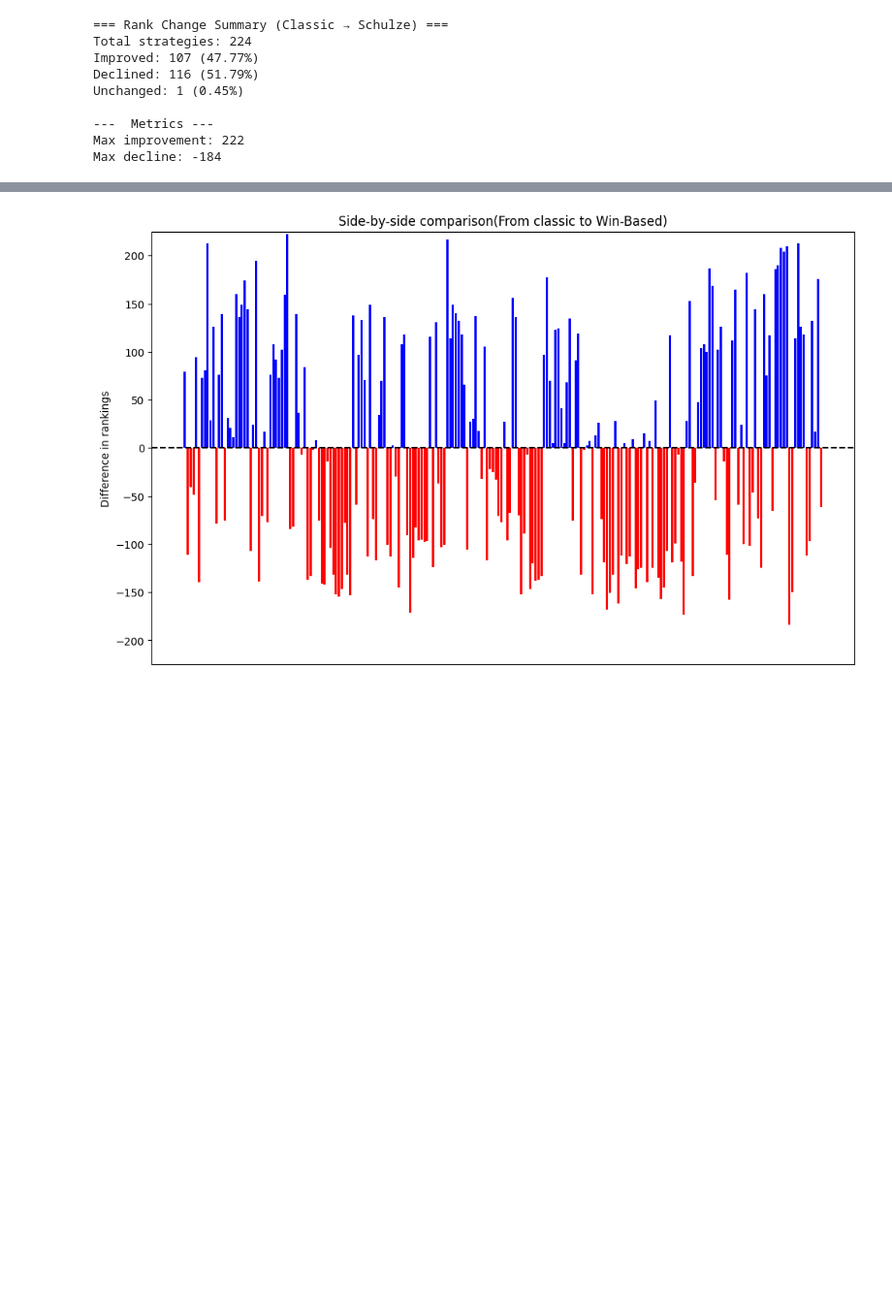
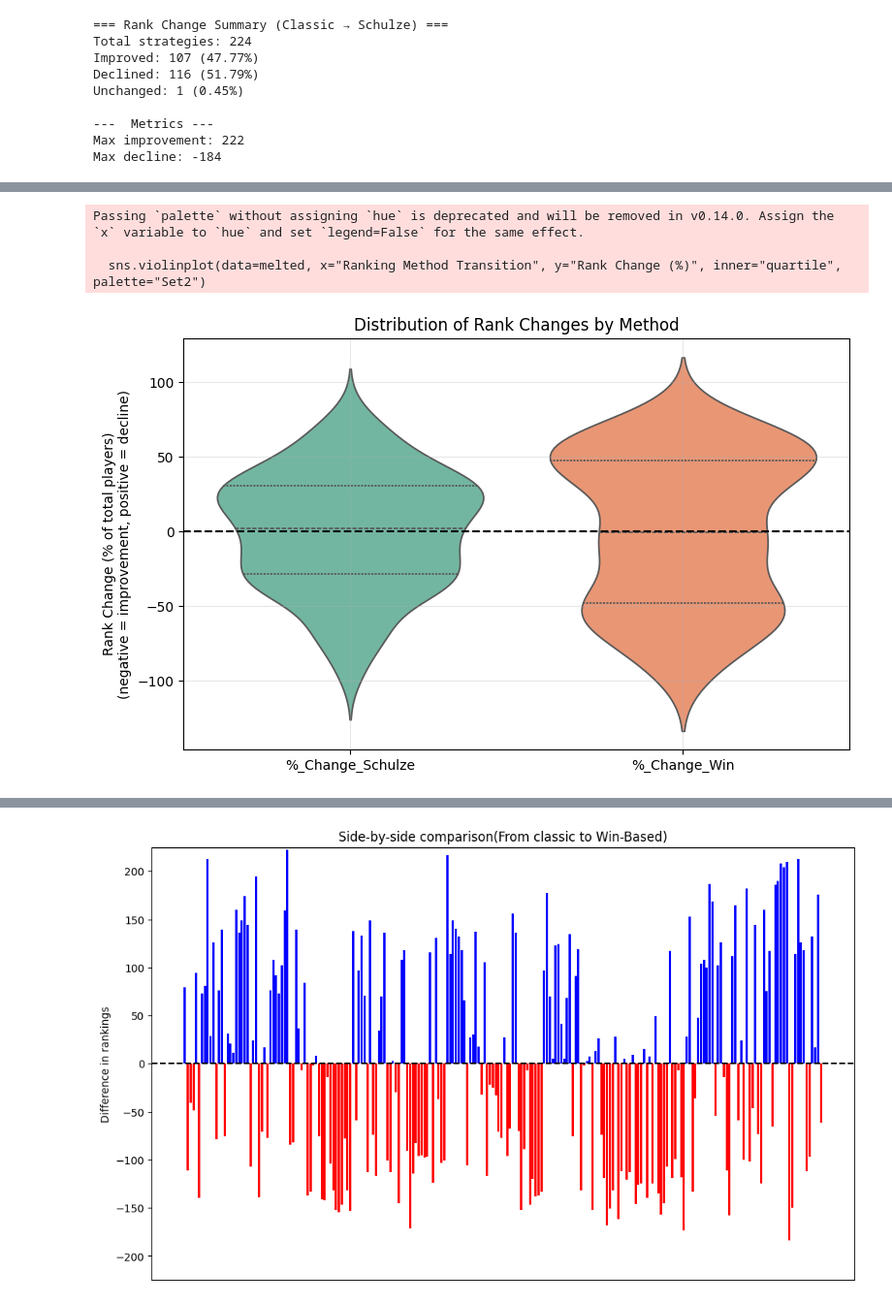
Before and after one commit to kiriz23/TournamentRemix, a Jupyter notebook: Schulze.ipynb, the cells around one changed output, grey strips where cells are left out. Shown at 97% size. Saved outputs shown, nothing was run; the diff lists cells and outputs as text; code cells hidden in the pictures; blank space fills up the shorter version.

```diff
--- a/Schulze.ipynb
+++ b/Schulze.ipynb
@@ -919,3 +1014,23 @@ Max decline: -184
+# %%
+import seaborn as sns
+melted = df.melt(value_vars=["%_Change_Schulze", "%_Change_Win"],
+                 var_name="Ranking Method Transition",
+                 value_name="Rank Change (%)")
+
+plt.figure(figsize=(8, 5))
+sns.violinplot(data=melted, x="Ranking Method Transition", y="Rank Change (%)", inner="quartile", palette="Set2")
+plt.axhline(0, color='black', linestyle='--')
+plt.title("Distribution of Rank Changes by Method")
+plt.ylabel("Rank Change (% of total players)\n(negative = improvement, positive = decline)")
+plt.xlabel("")
+plt.grid(alpha=0.3)
+plt.tight_layout()
+plt.show()
+# %% [output]
+Passing `palette` without assigning `hue` is deprecated and will be removed in v0.14.0. Assign the `x` variable to `hue` and set `legend=False` for the same effect.
+
+  sns.violinplot(data=melted, x="Ranking Method Transition", y="Rank Change (%)", inner="quartile", palette="Set2")
+[figure, added]
 # %%
 all_tournaments_df[all_tournaments_df["Win_Based_Rank"]<5]
 # %% [output]
```
Also changed, not shown: parts of 12 cells of this notebook, 10 other files.
